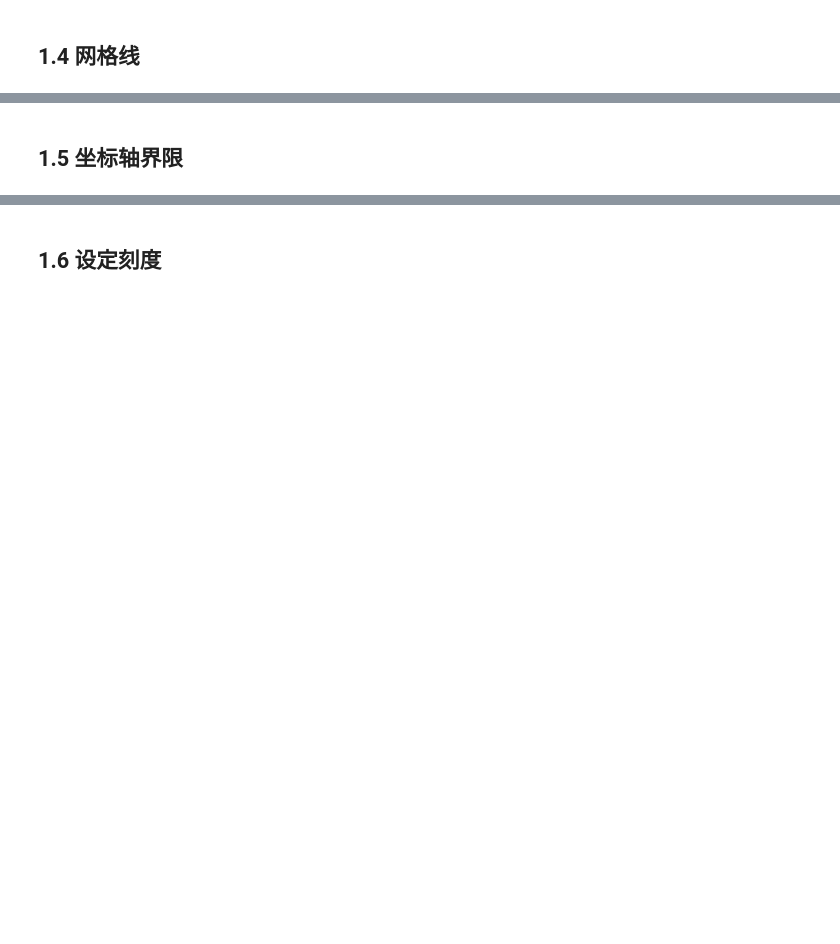
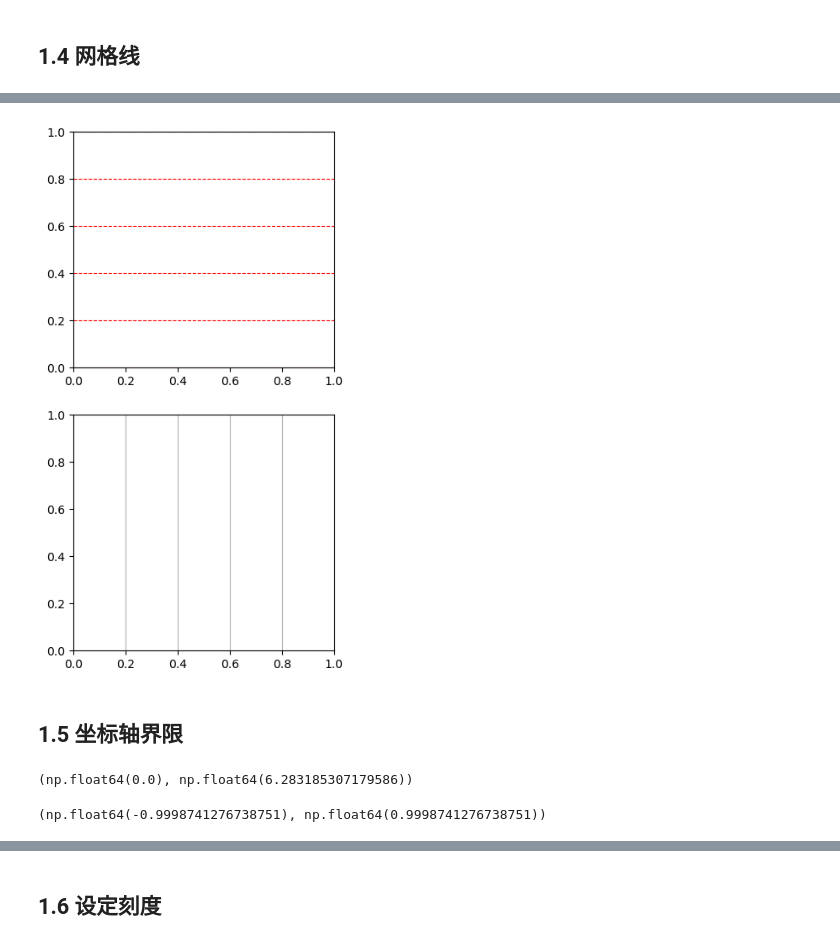
Before and after one commit to Leecoin49/StudyNote, a Jupyter notebook: LLM/AILLM_Luffy/1.Python/第21章Matplotlib/1.Matplotlib绘图.ipynb, the cells around one changed output, grey strips where cells are left out. Cells and saved outputs as stored; diff of their text form; code cells hidden in the pictures; blank space fills up the shorter version.

```diff
--- a/LLM/AILLM_Luffy/1.Python/第21章Matplotlib/1.Matplotlib绘图.ipynb
+++ b/LLM/AILLM_Luffy/1.Python/第21章Matplotlib/1.Matplotlib绘图.ipynb
@@ -50,2 +100,20 @@ pt的所有操作都是操作最近的上一个画布
+# %%
+plt.figure(figsize=(4, 8))
+axes1 = plt.subplot(2, 1, 1)
+
+axes2 = plt.subplot(2, 1, 2)
+axes2.grid(axis='x')
+axes1.grid(axis='y', color='red', ls='--')
+plt.show()
+# %% [output]
+[figure, added]
 # %% [markdown]
 ## 1.5 坐标轴界限
+# %%
+x. min(), x. max()
+# %% [output]
+(np.float64(0.0), np.float64(6.283185307179586))
+# %%
+y. min(), y. max()
+# %% [output]
+(np.float64(-0.9998741276738751), np.float64(0.9998741276738751))
```
Also changed, not shown: parts of 70 cells of this notebook, 1 other file.
